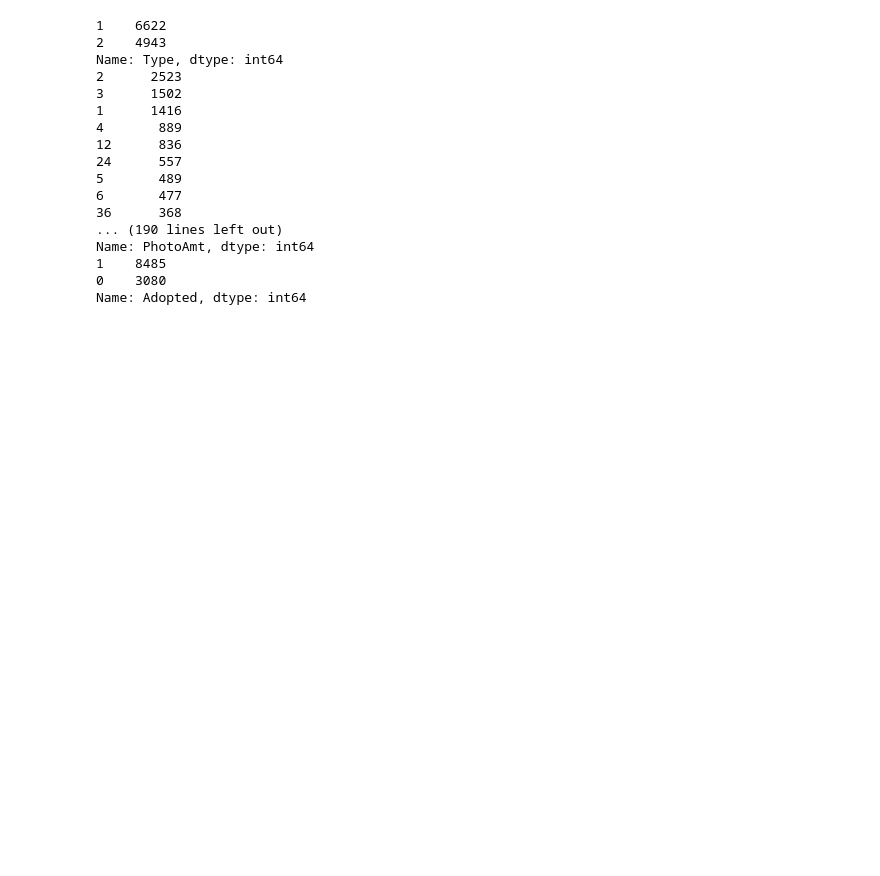
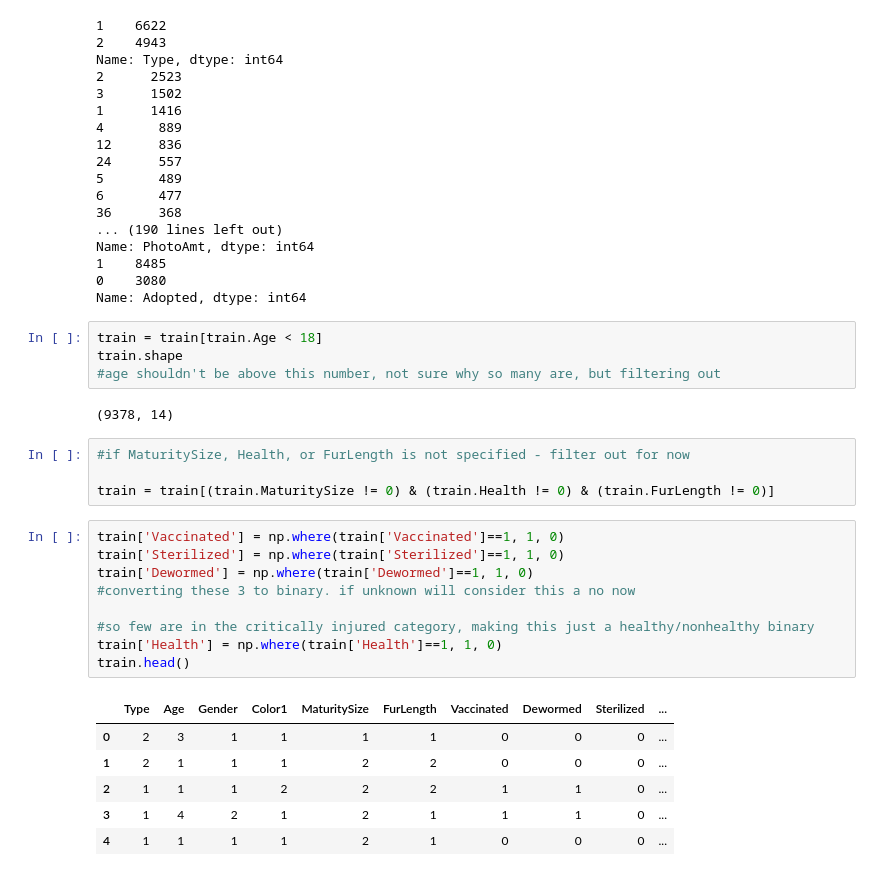
Before and after one commit to mollyrubin/side_project, a Jupyter notebook: animal adoption project 1.ipynb, the cells around one changed output. Drawn from its saved outputs; the diff is of its cells as text; blank space fills up the shorter version.

```diff
--- a/animal adoption project 1.ipynb
+++ b/animal adoption project 1.ipynb
@@ -154,3 +153,29 @@ Name: PhotoAmt, dtype: int64
 1    8485
 0    3080
 Name: Adopted, dtype: int64
+# %%
+train = train[train.Age < 18]
+train.shape
+#age shouldn't be above this number, not sure why so many are, but filtering out
+# %% [output]
+(9378, 14)
+# %%
+#if MaturitySize, Health, or FurLength is not specified - filter out for now
+
+train = train[(train.MaturitySize != 0) & (train.Health != 0) & (train.FurLength != 0)]
+# %%
+train['Vaccinated'] = np.where(train['Vaccinated']==1, 1, 0)
+train['Sterilized'] = np.where(train['Sterilized']==1, 1, 0)
+train['Dewormed'] = np.where(train['Dewormed']==1, 1, 0)
+#converting these 3 to binary. if unknown will consider this a no now
+
+#so few are in the critically injured category, making this just a healthy/nonhealthy binary
+train['Health'] = np.where(train['Health']==1, 1, 0)
+train.head()
+# %% [output]
+|  | Type | Age | Gender | Color1 | MaturitySize | FurLength | Vaccinated | Dewormed | Sterilized | ... |
+| 0 | 2 | 3 | 1 | 1 | 1 | 1 | 0 | 0 | 0 | ... |
+| 1 | 2 | 1 | 1 | 1 | 2 | 2 | 0 | 0 | 0 | ... |
+| 2 | 1 | 1 | 1 | 2 | 2 | 2 | 1 | 1 | 0 | ... |
+| 3 | 1 | 4 | 2 | 1 | 2 | 1 | 1 | 1 | 0 | ... |
+| 4 | 1 | 1 | 1 | 1 | 2 | 1 | 0 | 0 | 0 | ... |
```
Also changed, not shown: parts of 8 cells of this notebook.
